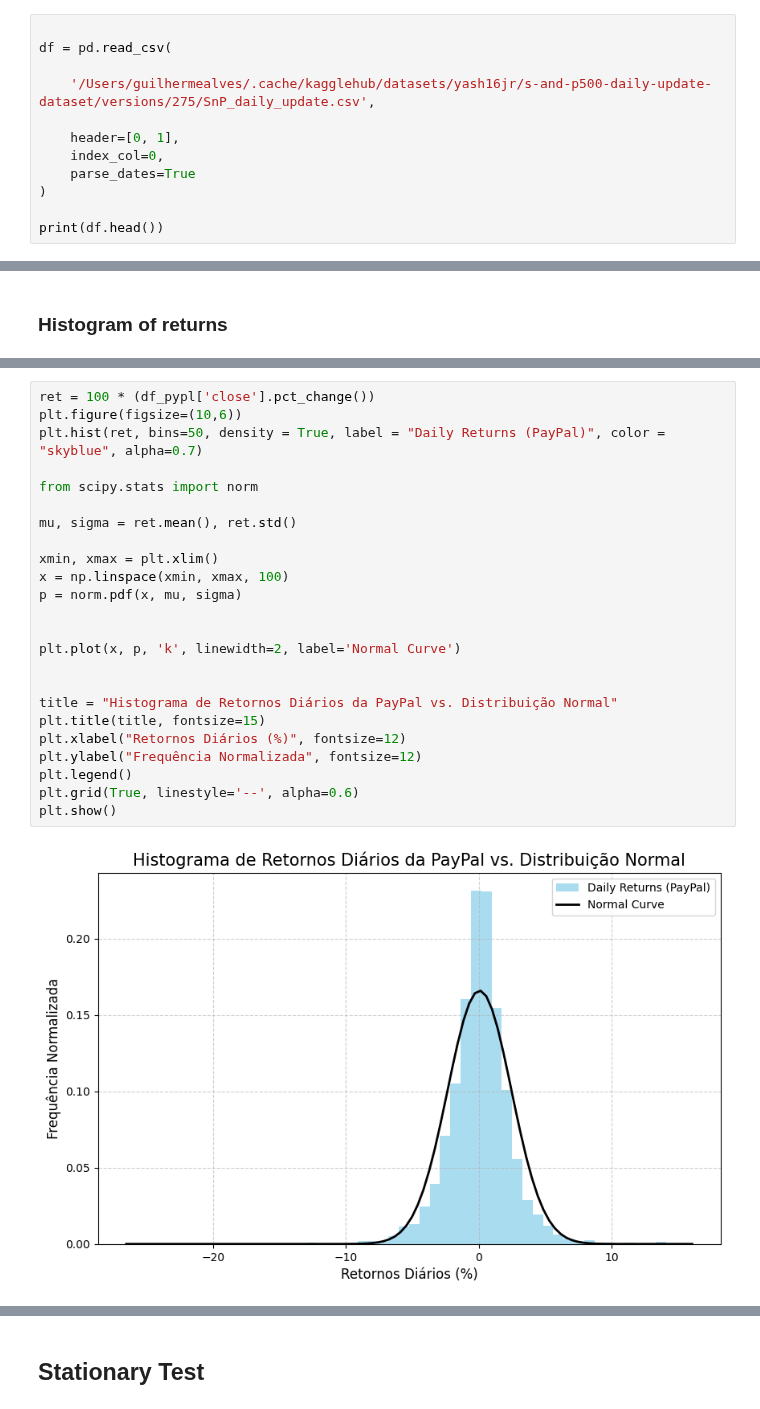
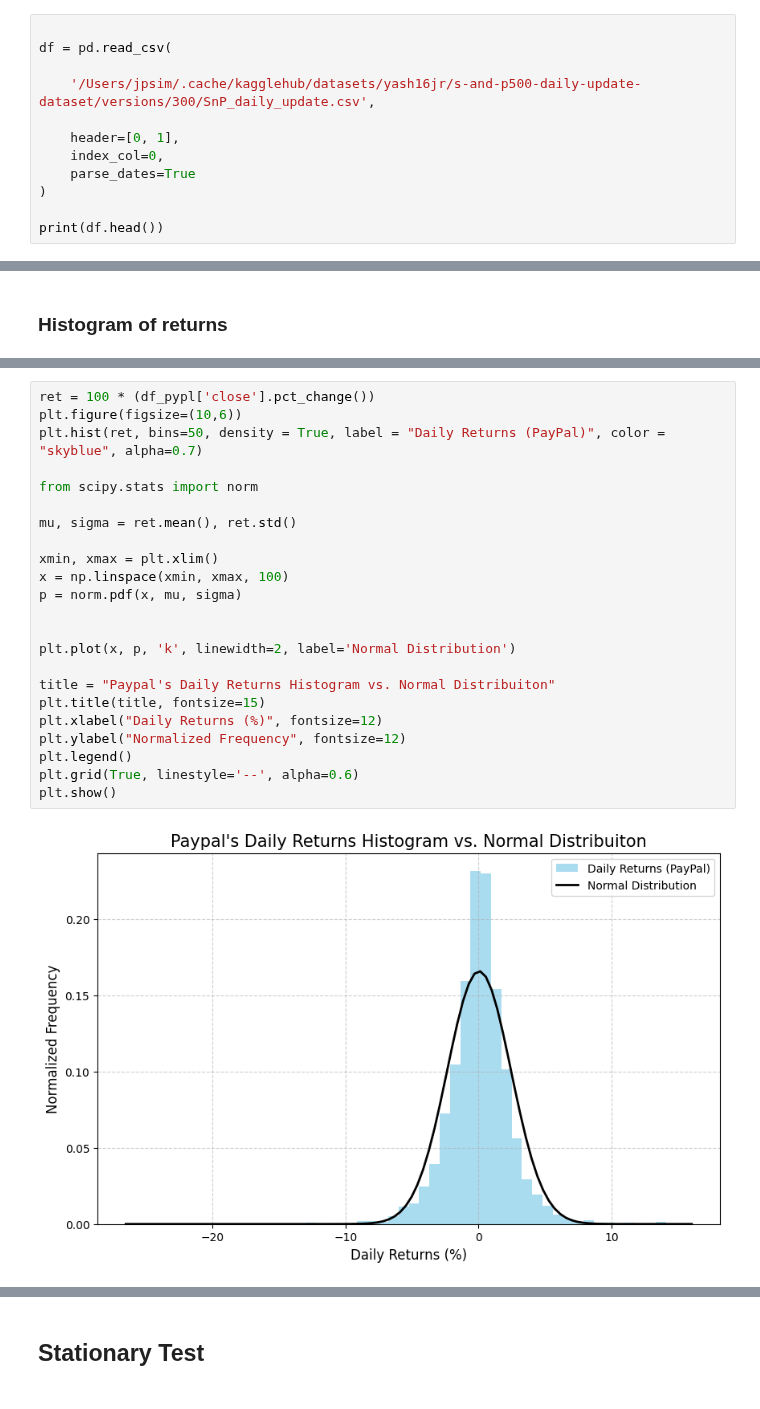
Before and after one commit to guilhermemalves03/Tecnicas-Avancadas-de-Analise-de-Dados, a Jupyter notebook: ProjetoMachineLearning/ProjetoMachineLearning.ipynb, the cells around one changed output, grey strips where cells are left out. Cells and saved outputs as stored; diff of their text form.

Commit message:
Returns Histogram

```diff
--- a/ProjetoMachineLearning/ProjetoMachineLearning.ipynb
+++ b/ProjetoMachineLearning/ProjetoMachineLearning.ipynb
@@ -53,7 +52,7 @@ print(os.listdir(path))
 
 df = pd.read_csv(
 
-    '/Users/guilhermealves/.cache/kagglehub/datasets/yash16jr/s-and-p500-daily-update-dataset/versions/275/SnP_daily_update.csv',
+    '/Users/jpsim/.cache/kagglehub/datasets/yash16jr/s-and-p500-daily-update-dataset/versions/300/SnP_daily_update.csv',
 
     header=[0, 1],
     index_col=0,
@@ -126,27 +127,26 @@ Time Series Analysis serves two critical functions:
 # %%
 ret = 100 * (df_pypl['close'].pct_change())
 plt.figure(figsize=(10,6))
 plt.hist(ret, bins=50, density = True, label = "Daily Returns (PayPal)", color = "skyblue", alpha=0.7)
 
 from scipy.stats import norm
 
 mu, sigma = ret.mean(), ret.std()
 
 xmin, xmax = plt.xlim()
 x = np.linspace(xmin, xmax, 100)
 p = norm.pdf(x, mu, sigma)
 
 
-plt.plot(x, p, 'k', linewidth=2, label='Normal Curve')
+plt.plot(x, p, 'k', linewidth=2, label='Normal Distribution')
 
-
-title = "Histograma de Retornos Diários da PayPal vs. Distribuição Normal"
+title = "Paypal's Daily Returns Histogram vs. Normal Distribuiton"
 plt.title(title, fontsize=15)
-plt.xlabel("Retornos Diários (%)", fontsize=12)
-plt.ylabel("Frequência Normalizada", fontsize=12)
+plt.xlabel("Daily Returns (%)", fontsize=12)
+plt.ylabel("Normalized Frequency", fontsize=12)
 plt.legend()
 plt.grid(True, linestyle='--', alpha=0.6)
 plt.show()
 # %% [output]
-[figure, old version]
+[figure, new version]
 # %%
```
Also changed, not shown: parts of 13 cells of this notebook.
